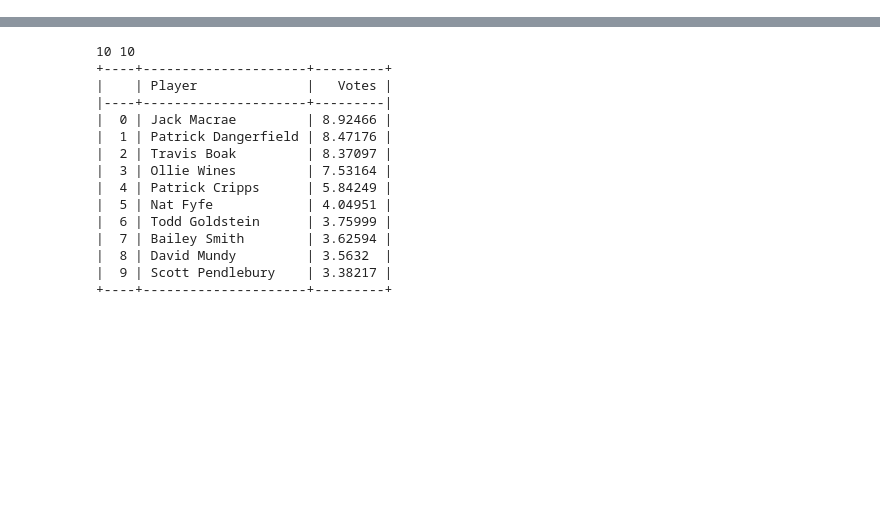
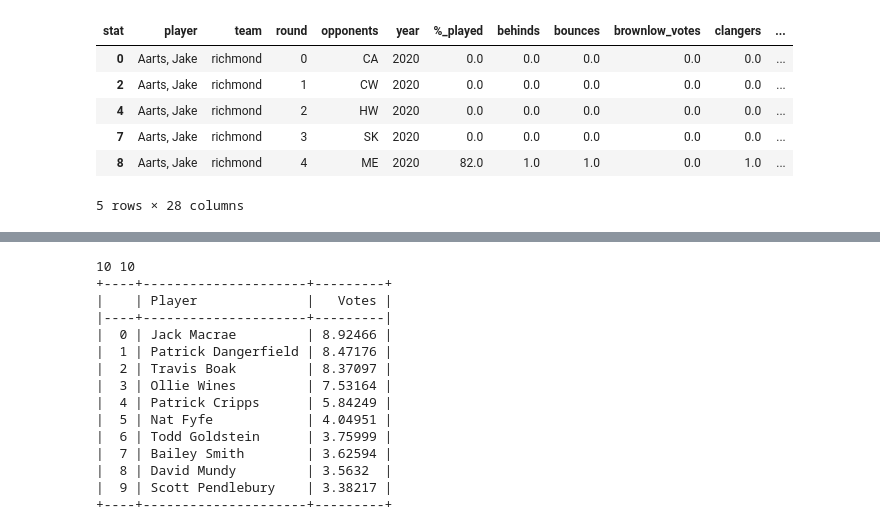
Before and after one commit to HarryGoodman/GoodmanDennisML, a Jupyter notebook: AFL/Brownlow Prediction/MLP_Brownlow.ipynb, the cells around one changed output, grey strips where cells are left out. Saved outputs shown, nothing was run; the diff lists cells and outputs as text; code cells hidden in the pictures; blank space fills up the shorter version.

```diff
--- a/AFL/Brownlow Prediction/MLP_Brownlow.ipynb
+++ b/AFL/Brownlow Prediction/MLP_Brownlow.ipynb
@@ -66,7 +17,0 @@ def transform_data(df: pd.core.frame.DataFrame, x_labels: list = x_labels):
-# %%
-X = []
-Y = []
-
-for df in tqdm(g1):
-  Y.append(df[1]['BrownlowVotes'].agg(sum))
-  X.append(transform_data(df[1]).values.flatten())
@@ -72,0 +74,46 @@ for df in tqdm(g1):
+# %%
+df = df.astype({'year':np.int32})
+df_2021 = df[(df['round'] < 23) & (df['year'] == 2021)]
+df = df[(df['round'] < 23) & (df['year'] >= 2000) & (df['year'] < 2021)]
+# %%
+df = df.fillna(0)
+
+
+xlabels = [
+    "team",
+    "opponents",
+    "%_played",
+    "behinds",
+    "bounces",
+    "clangers",
+    "clearances",
+    "contested_marks",
+    "contested_possessions",
+    "disposals",
+    "frees",
+    "frees_against",
+    "goal_assists",
+    "goals",
+    "handballs",
+    "hit_outs",
+    "inside_50s",
+    "kicks",
+    "marks",
+    "marks_inside_50",
+    "one_percenters",
+    "rebounds",
+    "tackles",
+    "uncontested_possessions",
+]
+
+y_labels = "brownlow_votes"
+# %%
+df.head()
+# %% [output]
+| stat | player | team | round | opponents | year | %_played | behinds | bounces | brownlow_votes | clangers | ... |
+| 0 | Aarts, Jake | richmond | 0 | CA | 2020 | 0.0 | 0.0 | 0.0 | 0.0 | 0.0 | ... |
+| 2 | Aarts, Jake | richmond | 1 | CW | 2020 | 0.0 | 0.0 | 0.0 | 0.0 | 0.0 | ... |
+| 4 | Aarts, Jake | richmond | 2 | HW | 2020 | 0.0 | 0.0 | 0.0 | 0.0 | 0.0 | ... |
+| 7 | Aarts, Jake | richmond | 3 | SK | 2020 | 0.0 | 0.0 | 0.0 | 0.0 | 0.0 | ... |
+| 8 | Aarts, Jake | richmond | 4 | ME | 2020 | 82.0 | 1.0 | 1.0 | 0.0 | 1.0 | ... |
+5 rows × 28 columns
```
Also changed, not shown: parts of 36 cells of this notebook.
